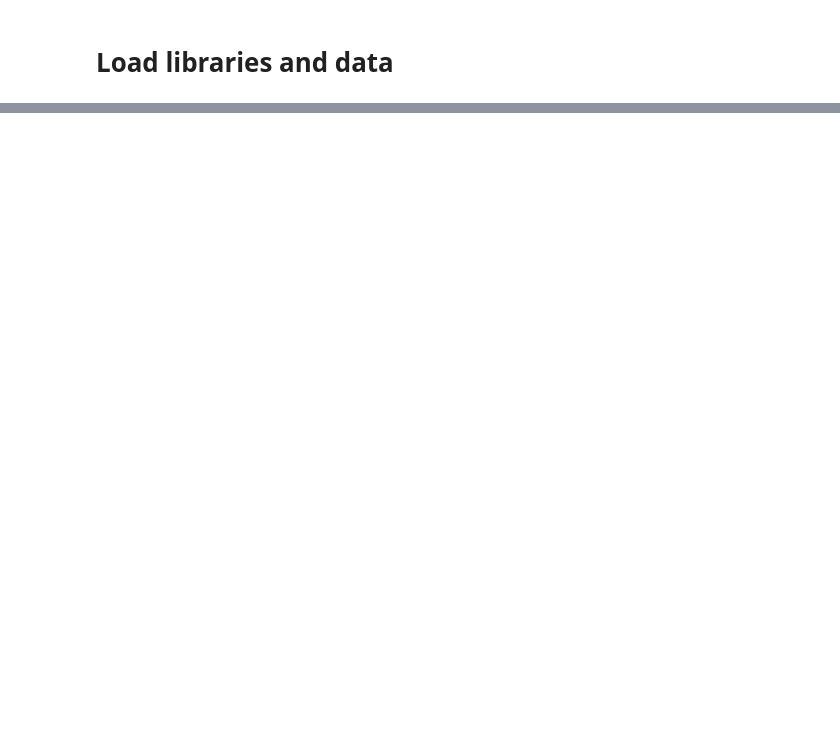
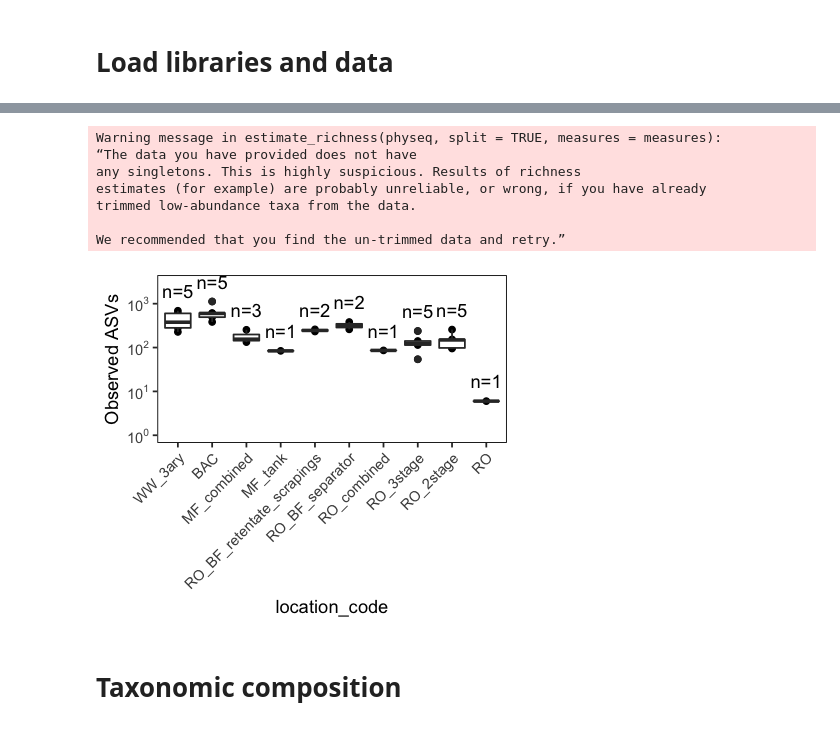
Before and after one commit to rosekantor/awtp2, a Jupyter notebook: awtp2_16S_analysis.ipynb, the cells around one changed output, grey strips where cells are left out. Cells and saved outputs as stored; diff of their text form; code cells hidden in the pictures; blank space fills up the shorter version.

```diff
--- a/awtp2_16S_analysis.ipynb
+++ b/awtp2_16S_analysis.ipynb
@@ -536,0 +156,26 @@ Warning message:
+# %%
+#define function to put sample count above data
+n_fun <- function(x){return(data.frame(y = max(x), label = paste0("n=",length(x))))}
+options(repr.plot.width = 3.5, repr.plot.height = 3)
+plot_richness(ps_dpwf, x="location_code", measures=c("Observed"))+
+    geom_boxplot()+
+    theme(panel.background=element_blank(), panel.border=element_rect(color = "black", fill = NA),
+     strip.background = element_blank(),
+     strip.text.x = element_blank(),
+     #axis.title.x = element_blank(),
+     axis.text.x = element_text(angle = 45, hjust = 1, vjust = 1))+
+    ylab("Observed ASVs") +
+    scale_y_continuous(trans="log10", limits=c(1,3000), labels=trans_format("log10", math_format(10^.x)))+
+    stat_summary(fun.data = n_fun, geom = "text", vjust=-1)
+    #geom_vline(xintercept=5.5, linetype='solid')
+# %% [output]
+Warning message in estimate_richness(physeq, split = TRUE, measures = measures):
+“The data you have provided does not have
+any singletons. This is highly suspicious. Results of richness
+estimates (for example) are probably unreliable, or wrong, if you have already
+trimmed low-abundance taxa from the data.
+
+We recommended that you find the un-trimmed data and retry.”
+[figure, added]
+# %% [markdown]
+# Taxonomic composition
```
Also changed, not shown: parts of 79 cells of this notebook.
